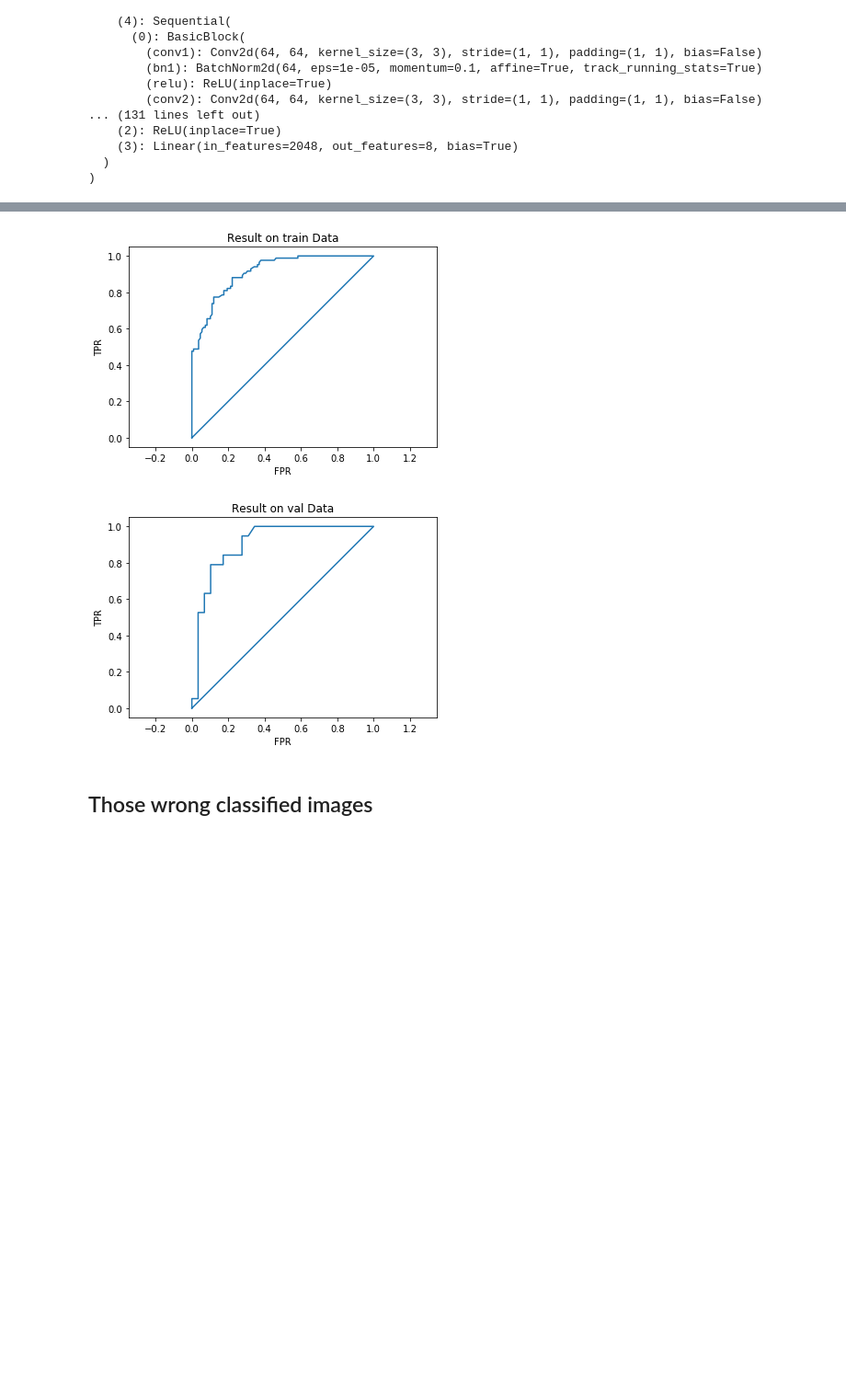
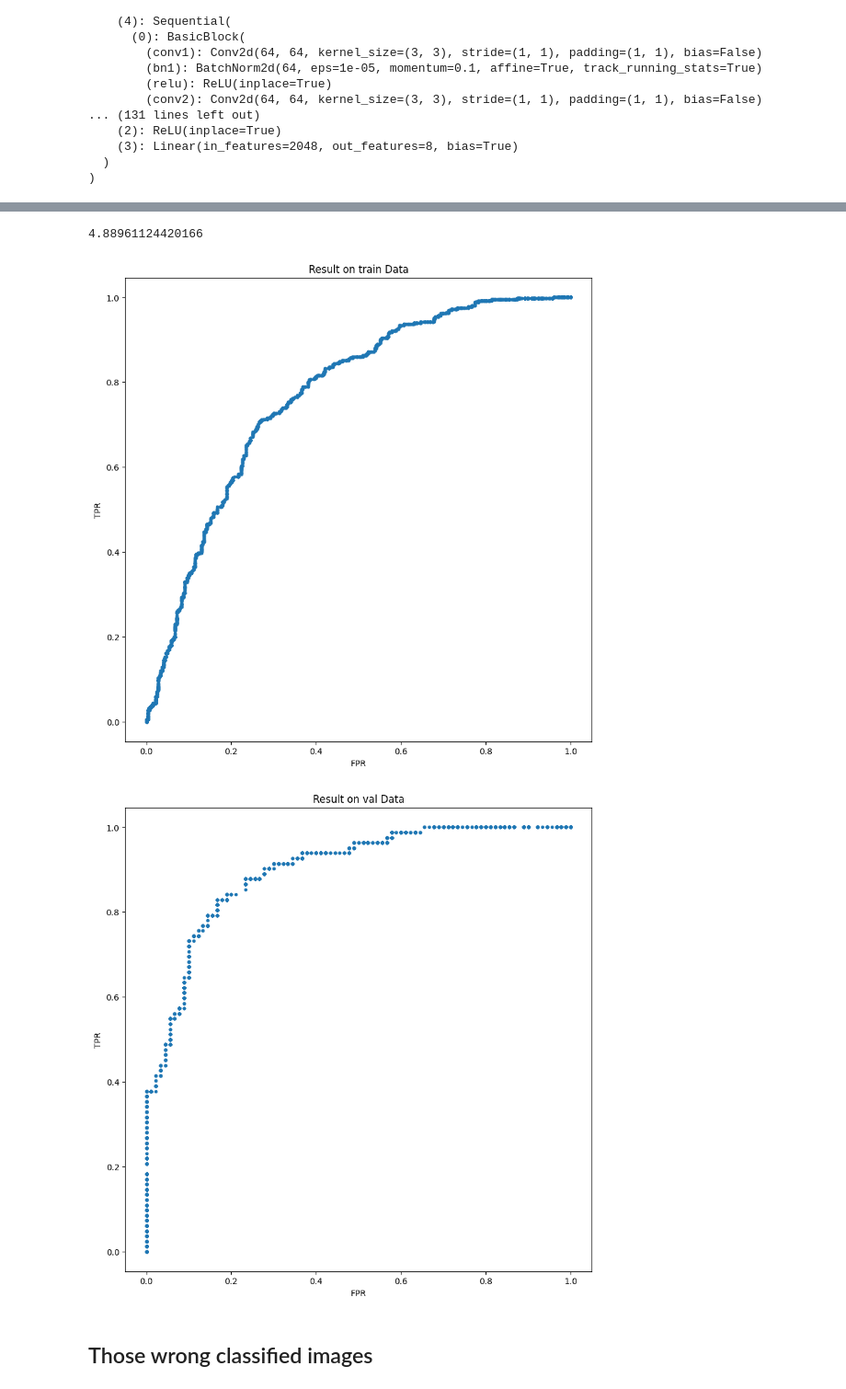
Before and after one commit to IaroslavS/DeepSim, a Jupyter notebook: Visualize_Model.ipynb, the cells around one changed output, grey strips where cells are left out. Shown at 92% size. Drawn from its saved outputs; the diff is of its cells as text; code cells hidden in the pictures; blank space fills up the shorter version.

Commit message:
Yar pochinil graphics

```diff
--- a/Visualize_Model.ipynb
+++ b/Visualize_Model.ipynb
@@ -43,7 +45,7 @@ SiameseResNet(
 # Load datasets
 batch_size = 1
 if dataset_type == 'h5':
-    # feature_file = config.FULL_RESIZED_FEATURE
+    feature_file = config.FULL_RESIZED_FEATURE
     # image_datasets = {x: SatUAVDataset(csv_file=os.path.join(config.MID_PRODUCT, '%s.csv' % x),
     #                                      feature_file=feature_file) for x in ['train', 'val']}
     image_datasets = {x: SatUAVDataset(csv_meta='raw.csv', # evaluate does not run on augmented data
@@ -58,7 +60,7 @@ else:
     print("Load Data Fail")
 # %%
 # Predict and get prediction matrix
-device = torch.device("cuda:0" if torch.cuda.is_available() else "cpu")
+# device = torch.device("cuda:0" if torch.cuda.is_available() else "cpu")
 
 output_matrix = {x: np.zeros(dataset_sizes[x]) for x in ['train', 'val']}#.cuda()
 label_matrix = {x: np.zeros(dataset_sizes[x]) for x in ['train', 'val']}
@@ -69,15 +71,16 @@ for phase in ['train', 'val']:
     print(phase,"phase:")
     for i_batch, sample_batched in enumerate(dataloaders[phase]):
         print(i_batch+1, '/', dataset_sizes[phase], end = '\r')
-        A = sample_batched['A']#.to(device)
-        B = sample_batched['B']#.to(device)
+        A = sample_batched['A'].to(device)
+        B = sample_batched['B'].to(device)
         #labels = sample_batched['label'].to(device)
         with torch.set_grad_enabled(False):
             outputs = model(A,B)
             #print(output_matrix[phase])
             #print(outputs[0])
-            output_matrix[phase] = outputs[0]#.data.numpy()[0]
-            label_matrix[phase] = sample_batched['label'].numpy()[0]
+            dist = F.pairwise_distance(outputs[0], outputs[1])
+            output_matrix[phase][i_batch] = dist.cpu().data.numpy()[:, np.newaxis]
+            label_matrix[phase][i_batch] = sample_batched['label'].numpy()[0]
             #[i_batch]
     print()
 print((time.time()-since)/(192+48), 'seconds/image (Only time for FC layers)')
@@ -162,34 +167,39 @@ IndexError: The shape of the mask [1, 1] at index 1 does not match the shape of
+# %%
+max_distance = max(np.max(output_matrix['train']), np.max(output_matrix['val']))
+max_distance
+# %% [output]
+4.88961124420166
 # %%
 # ROC
 np.seterr(divide='ignore',invalid='ignore')
 phase = 'train'
 for phase in ['train','val']:
     ROC_x, ROC_y = [0], [0]
-    for threshold in range(1,1000+1):
+    for threshold in range(1,1000*int(np.ceil(max_distance))+1):
         pred_matrix = (output_matrix[phase] > threshold/1000.0)*1
         conf_mat = confusion_matrix(pred_matrix, label_matrix[phase])
         x, y = conf_mat[5], conf_mat[4] # x: FPR, y: TPR
         ROC_x.append(x)
         ROC_y.append(y)
     #ROC_x.append(1)
     #ROC_y.append(1)
     #print(ROC_x,ROC_y)
     %matplotlib inline
     plt.gcf().clear()
     fig_size = [10,10]
     plt.rcParams["figure.figsize"] = fig_size
     plt.axis('equal')
-    plt.plot(ROC_x, ROC_y)
+    plt.plot(ROC_x, ROC_y, '.')
     plt.xlabel('FPR')
     plt.ylabel('TPR')
     plt.axis('equal')
     plt.title('Result on '+phase+' Data')
     axes = plt.gca()
-    #axes.set_xlim([0., 1.])
+    # axes.set_xlim([0., 1.])
     plt.show()
 # %% [output]
-[figure, old version]
+[figure, new version]
-[figure, old version]
+[figure, new version]
 # %% [markdown]
 ## Those wrong classified images
 # %%
```
Also changed, not shown: parts of 12 cells of this notebook, 1 other file.
